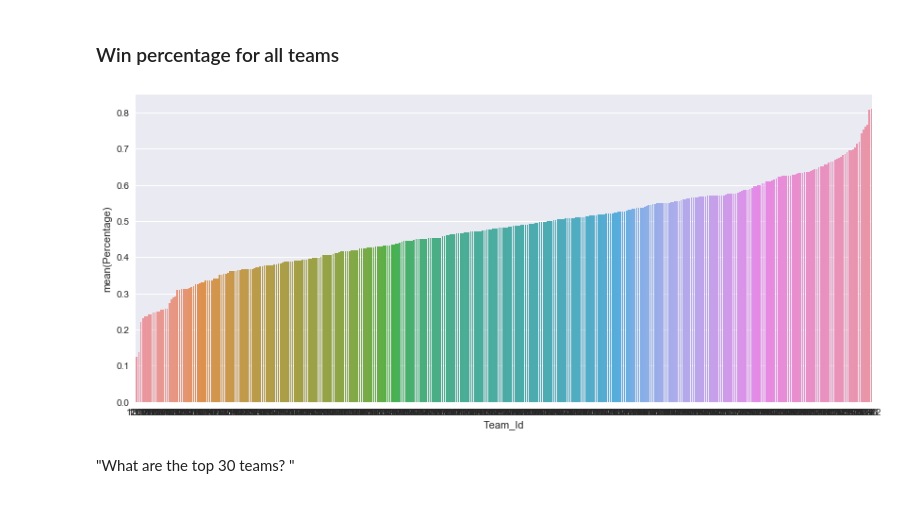
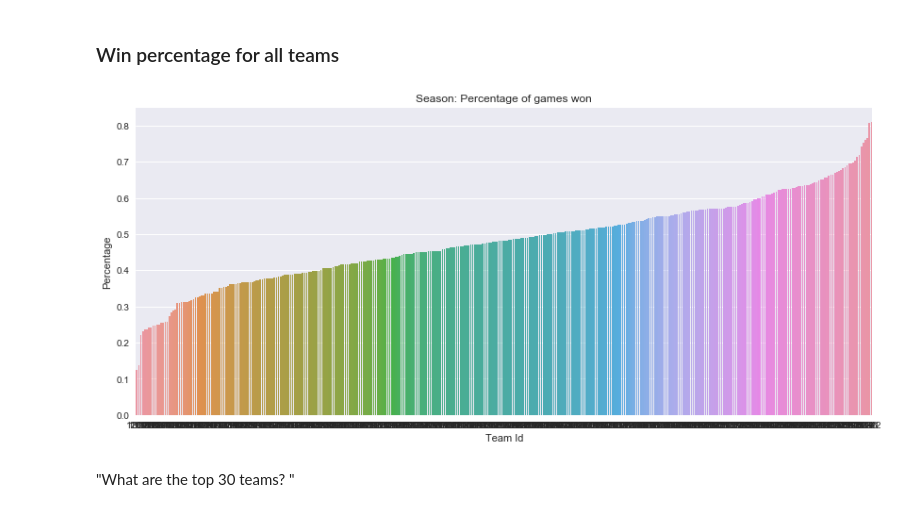
Before and after one commit to coder-ss/ml-learn, a Jupyter notebook: kaggle/MMLM2017/explore.ipynb, the cells around one changed output. Saved outputs shown, nothing was run; the diff lists cells and outputs as text; code cells hidden in the pictures.

```diff
--- a/kaggle/MMLM2017/explore.ipynb
+++ b/kaggle/MMLM2017/explore.ipynb
@@ -77,21 +77,22 @@ plt.show()
 # %%
 #分别统计每个球队的胜负场次，然后合并
 df_win_per = pd.merge(
     df_rscr['Wteam'].value_counts().reset_index(),
     df_rscr['Lteam'].value_counts().reset_index(),
     on='index')
 df_win_per.columns = ['Team_Id', 'Win', 'Loss']
 # 计算胜率
 df_win_per['Percentage'] = df_win_per['Win'] / (df_win_per['Win'] + df_win_per['Loss'])
 # 球队名字
 df_win_per = pd.merge(df_win_per, df_teams, on='Team_Id').sort_values('Percentage')
 
 # 绘图
 plt.subplots(figsize=(14, 6))
-sns.barplot(x='Team_Id', y='Percentage', data=df_win_per, order=list(df_win_per['Team_Id']))
+ax = sns.barplot(x='Team_Id', y='Percentage', data=df_win_per, order=list(df_win_per['Team_Id']))
+ax.set(xlabel='Team Id', ylabel='Percentage', title='Season: Percentage of games won')
 plt.show()
 # %% [output]
-[figure, old version]
+[figure, new version]
 # %% [markdown]
 "What are the top 30 teams? "
 # %%
```
Also changed, not shown: parts of 35 cells of this notebook.
